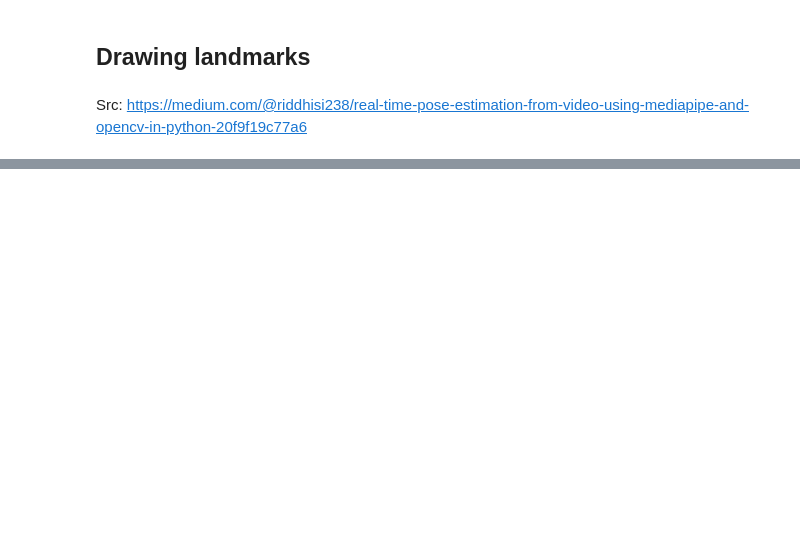
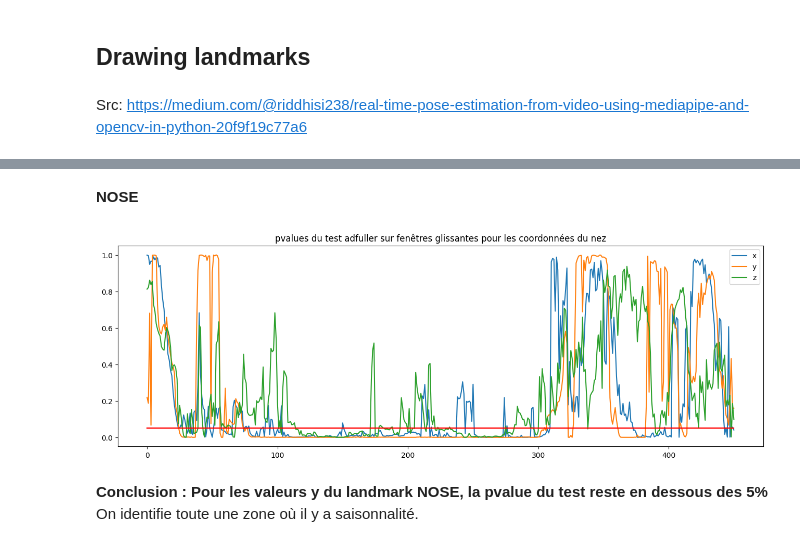
Before and after one commit to Franck-LF/time_series, a Jupyter notebook: Brief_video.ipynb, the cells around one changed output, grey strips where cells are left out. Cells and saved outputs as stored; diff of their text form; code cells hidden in the pictures; blank space fills up the shorter version.

```diff
--- a/Brief_video.ipynb
+++ b/Brief_video.ipynb
@@ -144,0 +286,22 @@ cv2.destroyAllWindows()
+# %%
+def adfuller2(df, column):
+    df_test = adfuller(df[column].values.tolist())
+    # print("Coefficient ADF: ", adf)
+    # print("La p-value du test de est de: ", pValue)
+    dfoutput = pd.Series(
+        df_test[0:4],
+        index=[
+            "Test Statistic",
+            "p-value",
+            "#Lags Used",
+            "Number of Observations Used",
+        ],
+    )
+    return dfoutput
+
+for i, landmark in enumerate(landmarks_to_keep):
+    for column in ['x', 'y', 'z']:
+        print(landmark, column)
+        res = adfuller(df_20[i::20][column].values)
+        print("Coefficient ADF: ", res[0])
+        print("La p-value du test de est de: ", res[1])
@@ -144,0 +352,29 @@ cv2.destroyAllWindows()
+# %% [markdown]
+**NOSE**
+# %%
+window   = 50
+landmark = 0       # NOSE
+column   = 'y'
+df_temp = df_20[landmark::20]
+
+fig = plt.figure(figsize=(16, 5))
+
+for i, column in enumerate(['x', 'y', 'z']):
+    pvalues = []
+
+    for i in range(df_temp.shape[0] - window):
+        res = adfuller(df_temp[i:i+window:][column].values)
+        pvalues.append(res[1])
+
+    # fig = plt.figure(figsize = (18, 6))
+    plt.plot(pvalues, label = column)
+    plt.plot([0.05] * len(pvalues), color='red')
+    plt.legend()
+
+plt.title('pvalues du test adfuller sur fenêtres glissantes pour les coordonnées du nez')
+plt.show()
+# %% [output]
+[figure, added]
+# %% [markdown]
+**Conclusion : Pour les valeurs y du landmark NOSE, la pvalue du test reste en dessous des 5%**<br>
+On identifie toute une zone où il y a saisonnalité.
```
Also changed, not shown: parts of 37 cells of this notebook.
